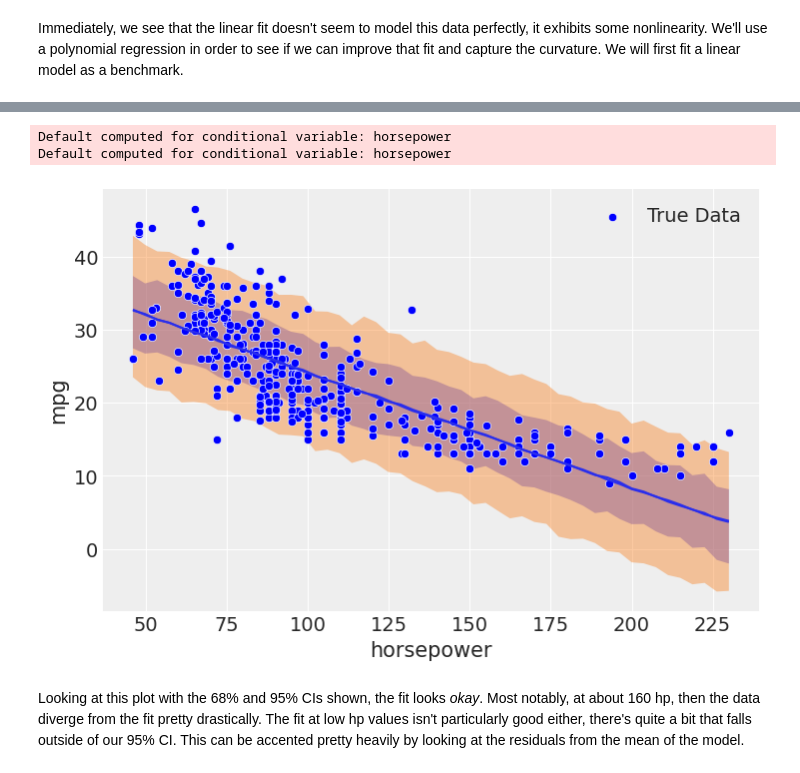
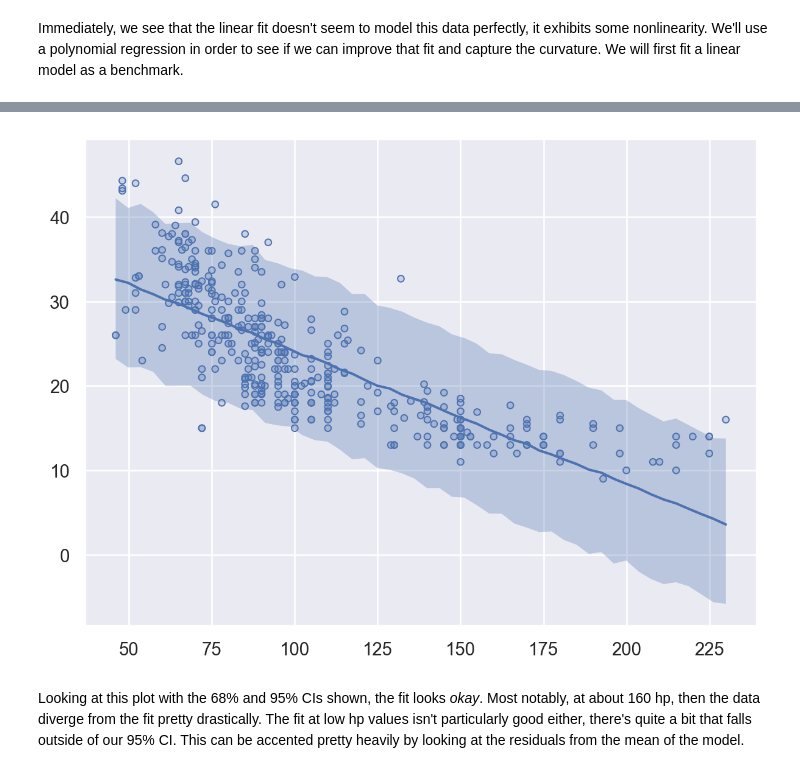
Before and after one commit to bambinos/bambi, a Jupyter notebook: docs/notebooks/orthogonal_polynomial_reg.ipynb, the cells around one changed output, grey strips where cells are left out. Saved outputs shown, nothing was run; the diff lists cells and outputs as text; code cells hidden in the pictures.

Commit message:
re-run notebooks using interpret

```diff
--- a/docs/notebooks/orthogonal_polynomial_reg.ipynb
+++ b/docs/notebooks/orthogonal_polynomial_reg.ipynb
@@ -566,20 +564,16 @@ Sampling 4 chains for 1_000 tune and 1_000 draw iterations (4_000 + 4_000 draws
 # %%
-fig = plt.figure()
 for p in [.68, .95]:
-    bmb.interpret.plot_predictions(
+    plot = bmb.interpret.plot_predictions(
         mpg_hp_linear_mod,
         mpg_hp_linear_fit,
         "horsepower",
         pps=True,
-        legend=True,
         prob=p,
-        ax=plt.gca()
     )
-sns.scatterplot(data=df_mpg, x="horsepower", y="mpg", color='blue', label='True Data');
+
+plot.add(so.Dots(), data=df_mpg, x="horsepower", y="mpg")
 # %% [output]
-Default computed for conditional variable: horsepower
-Default computed for conditional variable: horsepower
-[figure, old version]
+[figure, new version]
 # %% [markdown]
 Looking at this plot with the 68% and 95% CIs shown, the fit looks _okay_. Most notably, at about 160 hp, then the data diverge from the fit pretty drastically. The fit at low hp values isn't particularly good either, there's quite a bit that falls outside of our 95% CI. This can be accented pretty heavily by looking at the residuals from the mean of the model.
 # %%
```
Also changed, not shown: parts of 17 cells of this notebook, 5 other files.
